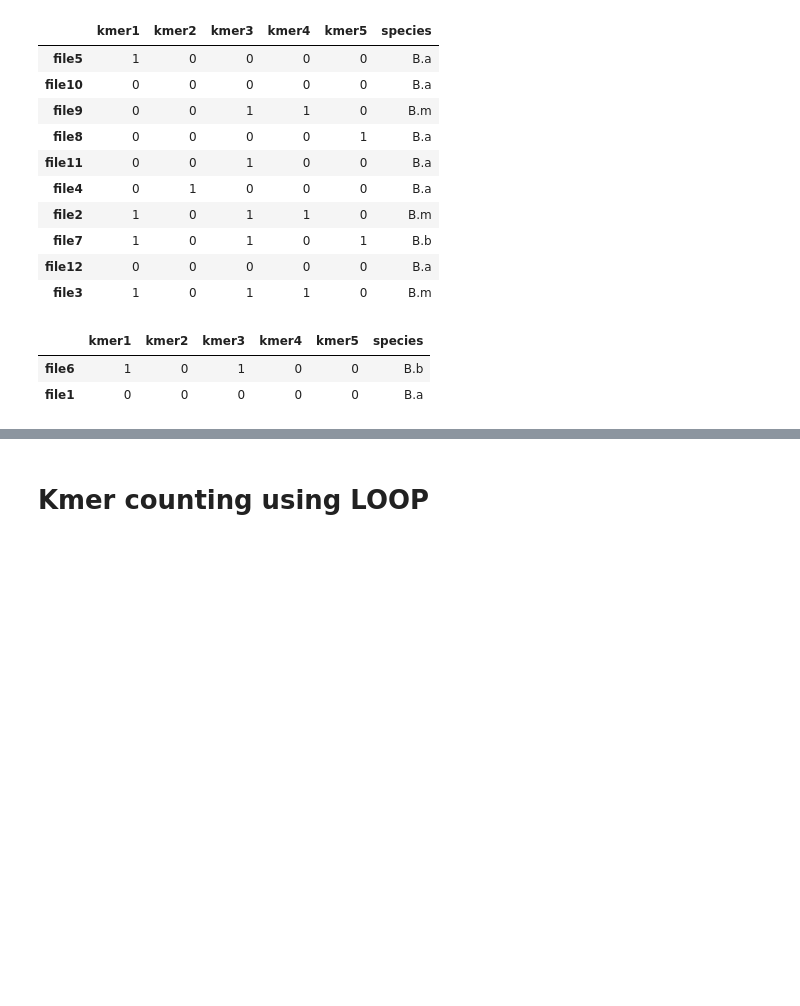
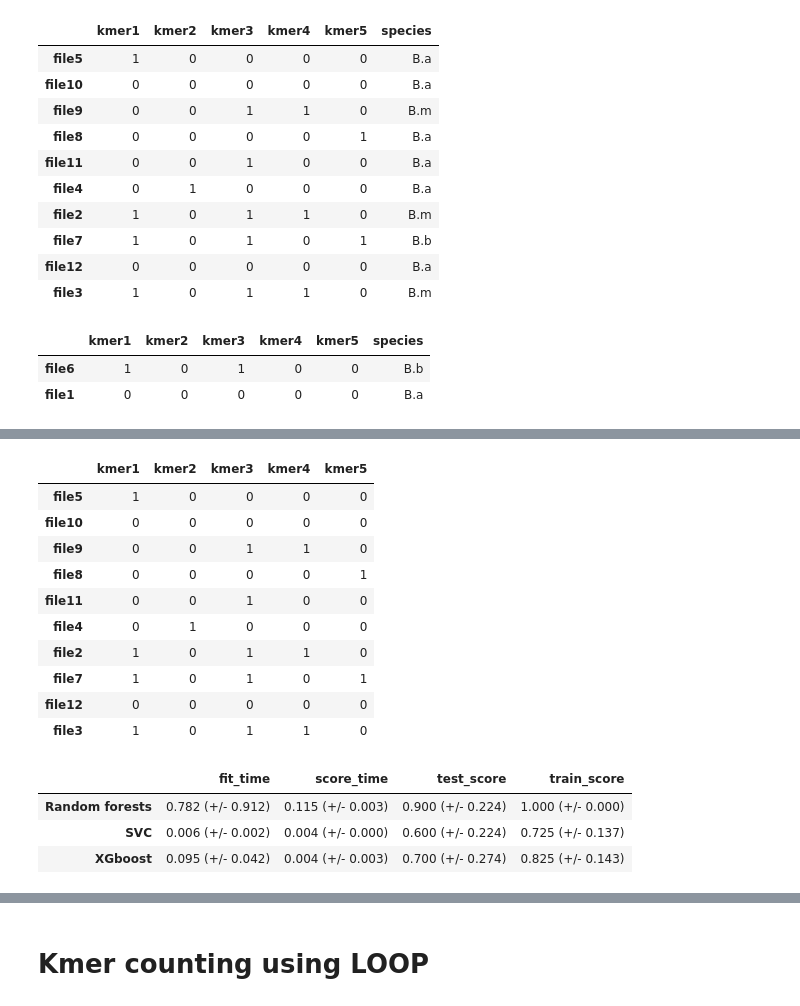
Before and after one commit to ComputationalPathogens/acheron, a Jupyter notebook: acheron/analysis.ipynb, the cells around one changed output, grey strips where cells are left out. Drawn from its saved outputs; the diff is of its cells as text; code cells hidden in the pictures; blank space fills up the shorter version.

```diff
--- a/acheron/analysis.ipynb
+++ b/acheron/analysis.ipynb
@@ -1010,0 +675,24 @@ pd.DataFrame(results).T
+# %%
+x_train
+# %% [output]
+|  | kmer1 | kmer2 | kmer3 | kmer4 | kmer5 |
+| file5 | 1 | 0 | 0 | 0 | 0 |
+| file10 | 0 | 0 | 0 | 0 | 0 |
+| file9 | 0 | 0 | 1 | 1 | 0 |
+| file8 | 0 | 0 | 0 | 0 | 1 |
+| file11 | 0 | 0 | 1 | 0 | 0 |
+| file4 | 0 | 1 | 0 | 0 | 0 |
+| file2 | 1 | 0 | 1 | 1 | 0 |
+| file7 | 1 | 0 | 1 | 0 | 1 |
+| file12 | 0 | 0 | 0 | 0 | 0 |
+| file3 | 1 | 0 | 1 | 1 | 0 |
+# %%
+results["XGboost"] = mean_std_cross_val_scores(
+    pipe_xgb, x_train, y_train_encoded_df, return_train_score=True, scoring='accuracy'
+)
+pd.DataFrame(results).T
+# %% [output]
+|  | fit_time | score_time | test_score | train_score |
+| Random forests | 0.782 (+/- 0.912) | 0.115 (+/- 0.003) | 0.900 (+/- 0.224) | 1.000 (+/- 0.000) |
+| SVC | 0.006 (+/- 0.002) | 0.004 (+/- 0.000) | 0.600 (+/- 0.224) | 0.725 (+/- 0.137) |
+| XGboost | 0.095 (+/- 0.042) | 0.004 (+/- 0.003) | 0.700 (+/- 0.274) | 0.825 (+/- 0.143) |
```
Also changed, not shown: parts of 182 cells of this notebook.
